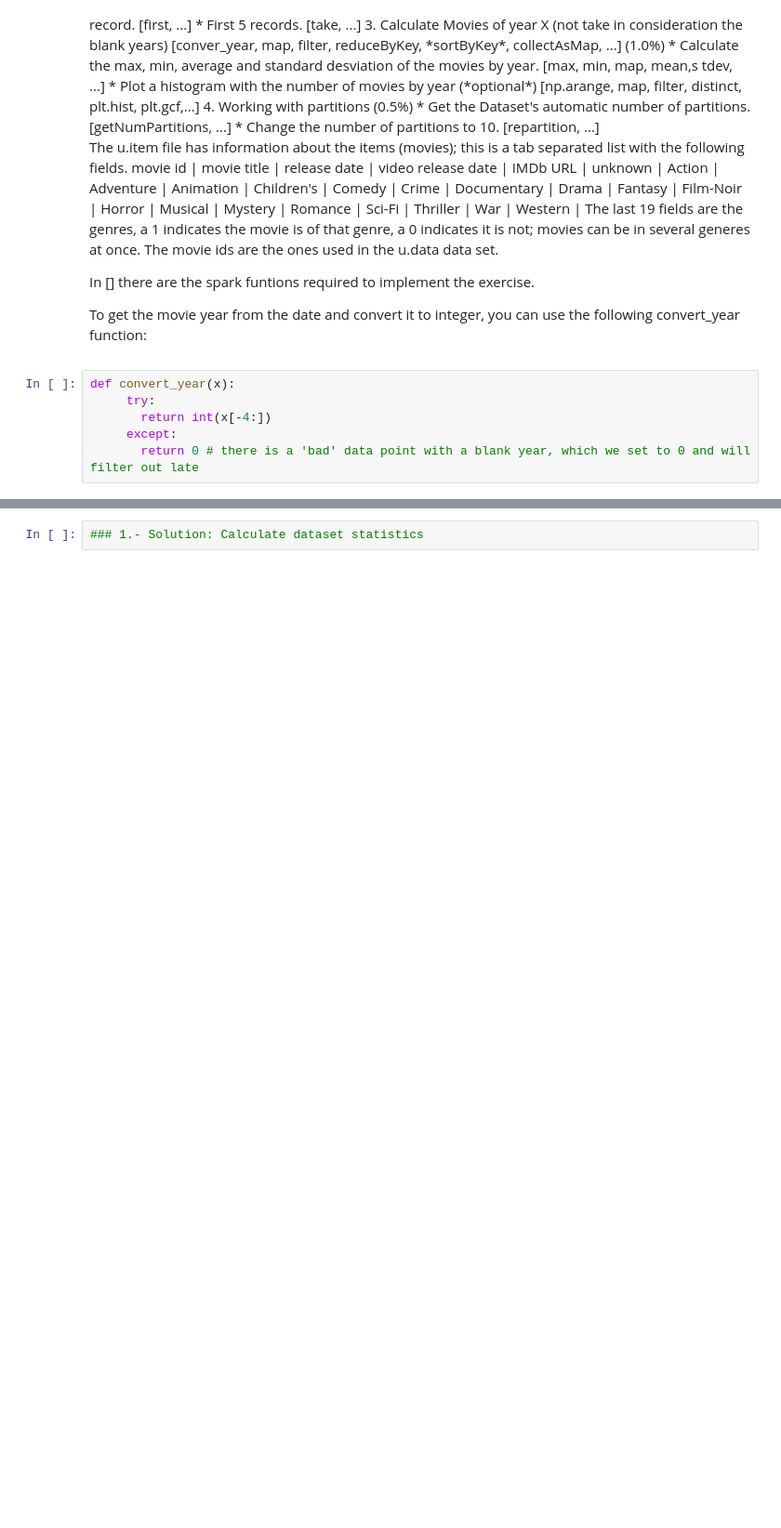
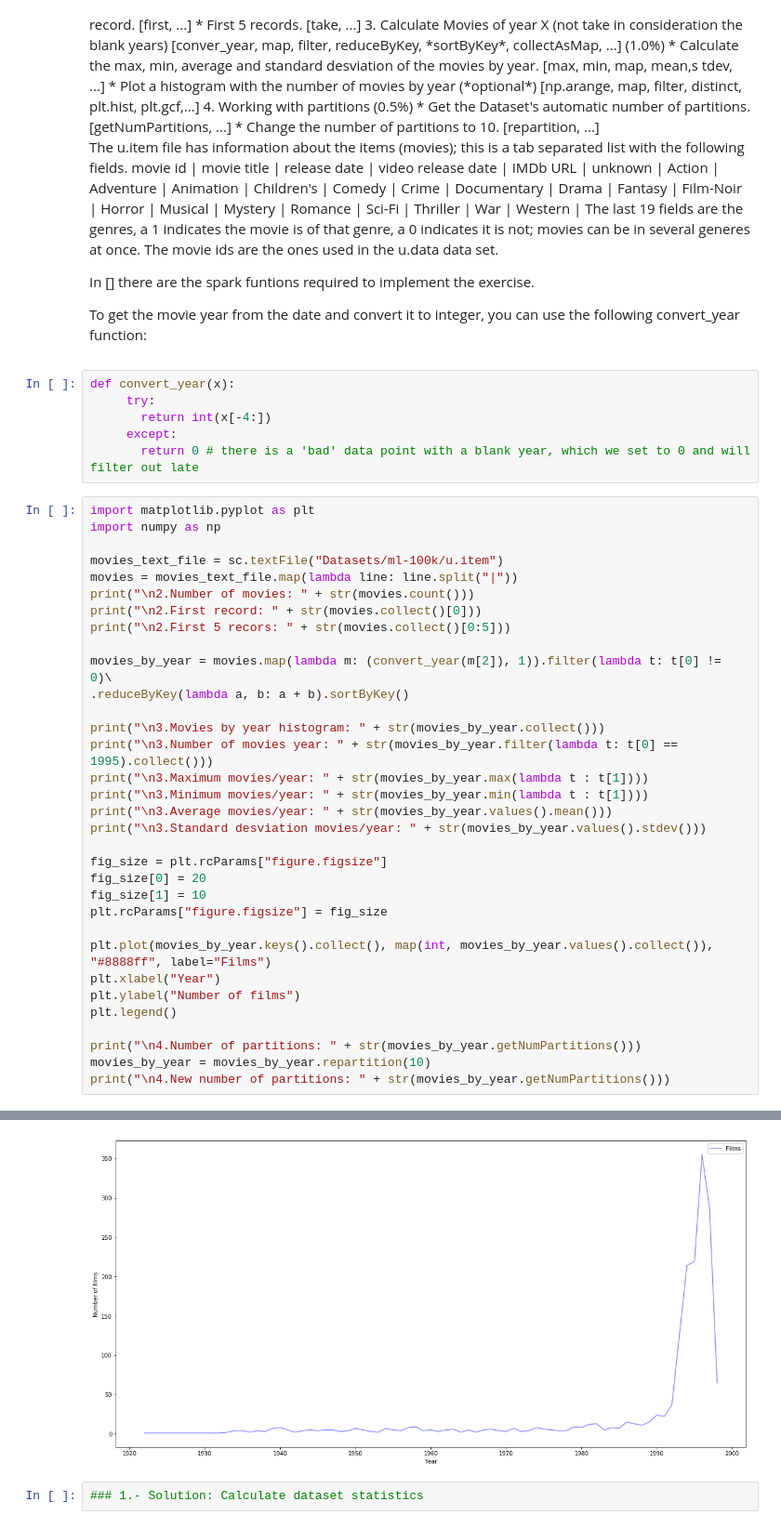
Before and after one commit to alexgg94/SparkProject, a Jupyter notebook: Spark_Assignment.ipynb, the cells around one changed output, grey strips where cells are left out. Shown at 93% size. Saved outputs shown, nothing was run; the diff lists cells and outputs as text; blank space fills up the shorter version.

Commit message:
Dataset statistics

```diff
--- a/Spark_Assignment.ipynb
+++ b/Spark_Assignment.ipynb
@@ -126,3 +123,37 @@ def convert_year(x):
        return int(x[-4:])
      except:
        return 0 # there is a 'bad' data point with a blank year, which we set to 0 and will filter out late
+# %%
+import matplotlib.pyplot as plt
+import numpy as np
+
+movies_text_file = sc.textFile("Datasets/ml-100k/u.item")
+movies = movies_text_file.map(lambda line: line.split("|"))
+print("\n2.Number of movies: " + str(movies.count()))
+print("\n2.First record: " + str(movies.collect()[0]))
+print("\n2.First 5 recors: " + str(movies.collect()[0:5]))
+
+movies_by_year = movies.map(lambda m: (convert_year(m[2]), 1)).filter(lambda t: t[0] != 0)\
+.reduceByKey(lambda a, b: a + b).sortByKey()
+
+print("\n3.Movies by year histogram: " + str(movies_by_year.collect()))
+print("\n3.Number of movies year: " + str(movies_by_year.filter(lambda t: t[0] == 1995).collect()))
+print("\n3.Maximum movies/year: " + str(movies_by_year.max(lambda t : t[1])))
+print("\n3.Minimum movies/year: " + str(movies_by_year.min(lambda t : t[1])))
+print("\n3.Average movies/year: " + str(movies_by_year.values().mean()))
+print("\n3.Standard desviation movies/year: " + str(movies_by_year.values().stdev()))
+
+fig_size = plt.rcParams["figure.figsize"]
+fig_size[0] = 20
+fig_size[1] = 10
+plt.rcParams["figure.figsize"] = fig_size
+
+plt.plot(movies_by_year.keys().collect(), map(int, movies_by_year.values().collect()), "#8888ff", label="Films")
+plt.xlabel("Year")
+plt.ylabel("Number of films")
+plt.legend()
+
+print("\n4.Number of partitions: " + str(movies_by_year.getNumPartitions()))
+movies_by_year = movies_by_year.repartition(10)
+print("\n4.New number of partitions: " + str(movies_by_year.getNumPartitions()))
+# %% [output]
@@ -129,3 +177,4 @@ def convert_year(x):
+[figure, added]
 # %%
 ### 1.- Solution: Calculate dataset statistics
 # %% [markdown]
```
Also changed, not shown: parts of 4 cells of this notebook.
